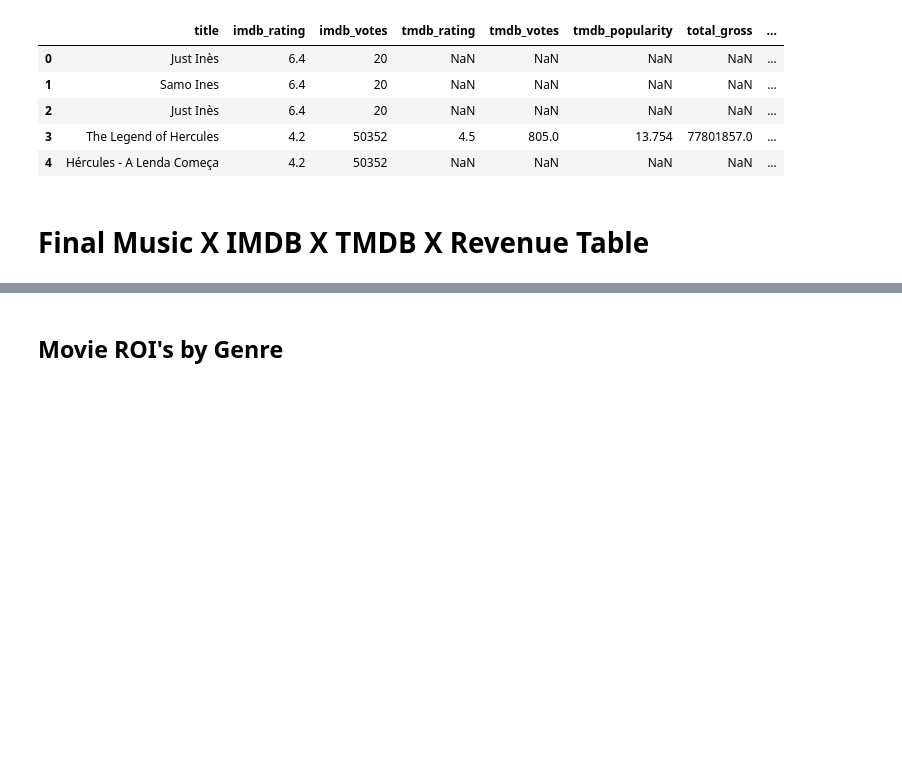
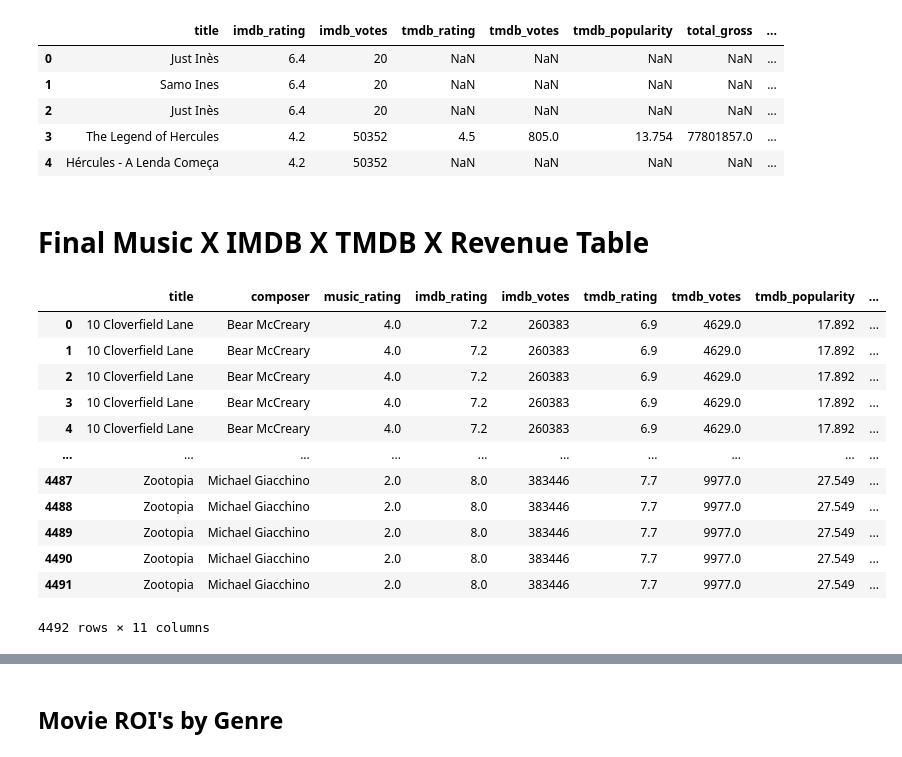
Before and after one commit to khyateed/Movie-Data-Analysis, a Jupyter notebook: student.ipynb, the cells around one changed output, grey strips where cells are left out. Drawn from its saved outputs; the diff is of its cells as text; code cells hidden in the pictures; blank space fills up the shorter version.

Commit message:
final_music

```diff
--- a/student.ipynb
+++ b/student.ipynb
@@ -487,4 +487,20 @@ ratings.head()
 # %% [markdown]
 # Final Music X IMDB X TMDB X Revenue Table
 # %%
-music_df.merge(ratings, on='title', how='right')
+final_music = music_df.merge(ratings, on='title', how='inner')
+# %%
+final_music
+# %% [output]
+|  | title | composer | music_rating | imdb_rating | imdb_votes | tmdb_rating | tmdb_votes | tmdb_popularity | ... |
+| 0 | 10 Cloverfield Lane | Bear McCreary | 4.0 | 7.2 | 260383 | 6.9 | 4629.0 | 17.892 | ... |
+| 1 | 10 Cloverfield Lane | Bear McCreary | 4.0 | 7.2 | 260383 | 6.9 | 4629.0 | 17.892 | ... |
+| 2 | 10 Cloverfield Lane | Bear McCreary | 4.0 | 7.2 | 260383 | 6.9 | 4629.0 | 17.892 | ... |
+| 3 | 10 Cloverfield Lane | Bear McCreary | 4.0 | 7.2 | 260383 | 6.9 | 4629.0 | 17.892 | ... |
+| 4 | 10 Cloverfield Lane | Bear McCreary | 4.0 | 7.2 | 260383 | 6.9 | 4629.0 | 17.892 | ... |
+| ... | ... | ... | ... | ... | ... | ... | ... | ... | ... |
+| 4487 | Zootopia | Michael Giacchino | 2.0 | 8.0 | 383446 | 7.7 | 9977.0 | 27.549 | ... |
+| 4488 | Zootopia | Michael Giacchino | 2.0 | 8.0 | 383446 | 7.7 | 9977.0 | 27.549 | ... |
+| 4489 | Zootopia | Michael Giacchino | 2.0 | 8.0 | 383446 | 7.7 | 9977.0 | 27.549 | ... |
+| 4490 | Zootopia | Michael Giacchino | 2.0 | 8.0 | 383446 | 7.7 | 9977.0 | 27.549 | ... |
+| 4491 | Zootopia | Michael Giacchino | 2.0 | 8.0 | 383446 | 7.7 | 9977.0 | 27.549 | ... |
+4492 rows × 11 columns
```
Also changed, not shown: parts of 3 cells of this notebook.
